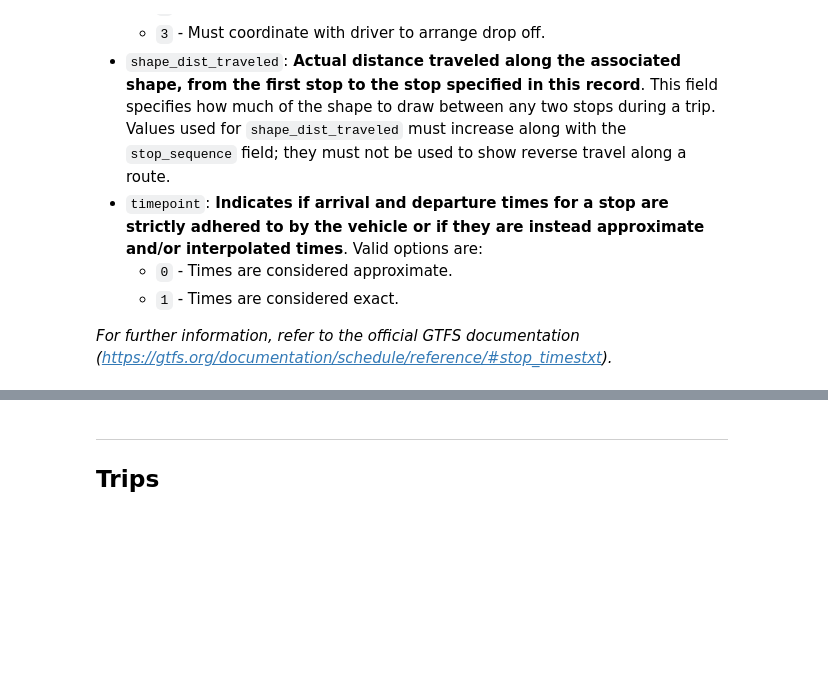
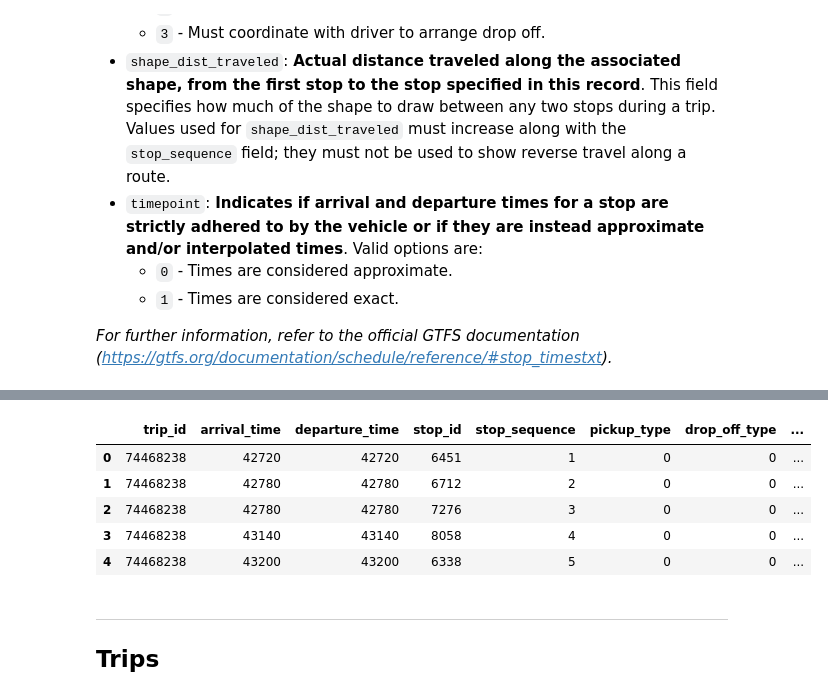
Before and after one commit to Mathemusician1729/Calgary-Transit-Intelligence-Engine, a Jupyter notebook: gtfs_static.ipynb, the cells around one changed output, grey strips where cells are left out. Cells and saved outputs as stored; diff of their text form; code cells hidden in the pictures; blank space fills up the shorter version.

```diff
--- a/main.ipynb
+++ b/gtfs_static.ipynb
@@ -213,2 +226,16 @@ Name: count, Length: 1575, dtype: int64
 # %%
-# fix timeformat of stop_times
+# fix timeformat of stop_times -- convert to seconds since midnight
+def seconds_from_midnight(timestamp):
+    h,m,s = map(int, timestamp.split(":"))
+    return h*3600 + m*60 + s
+
+stop_times['arrival_time'] = stop_times['arrival_time'].apply(seconds_from_midnight)
+stop_times['departure_time'] = stop_times['departure_time'].apply(seconds_from_midnight)
+stop_times.head()
+# %% [output]
+|  | trip_id | arrival_time | departure_time | stop_id | stop_sequence | pickup_type | drop_off_type | ... |
+| 0 | 74468238 | 42720 | 42720 | 6451 | 1 | 0 | 0 | ... |
+| 1 | 74468238 | 42780 | 42780 | 6712 | 2 | 0 | 0 | ... |
+| 2 | 74468238 | 42780 | 42780 | 7276 | 3 | 0 | 0 | ... |
+| 3 | 74468238 | 43140 | 43140 | 8058 | 4 | 0 | 0 | ... |
+| 4 | 74468238 | 43200 | 43200 | 6338 | 5 | 0 | 0 | ... |
```
Also changed, not shown: parts of 14 cells of this notebook.
